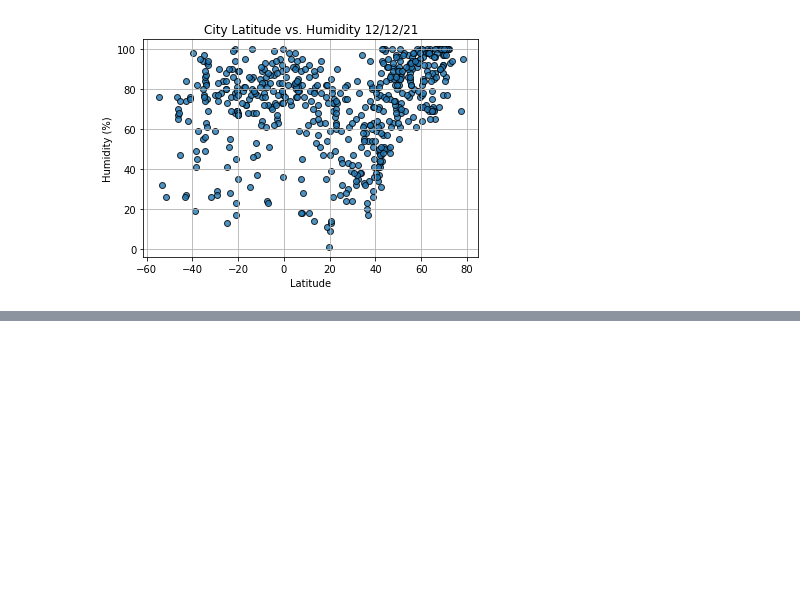
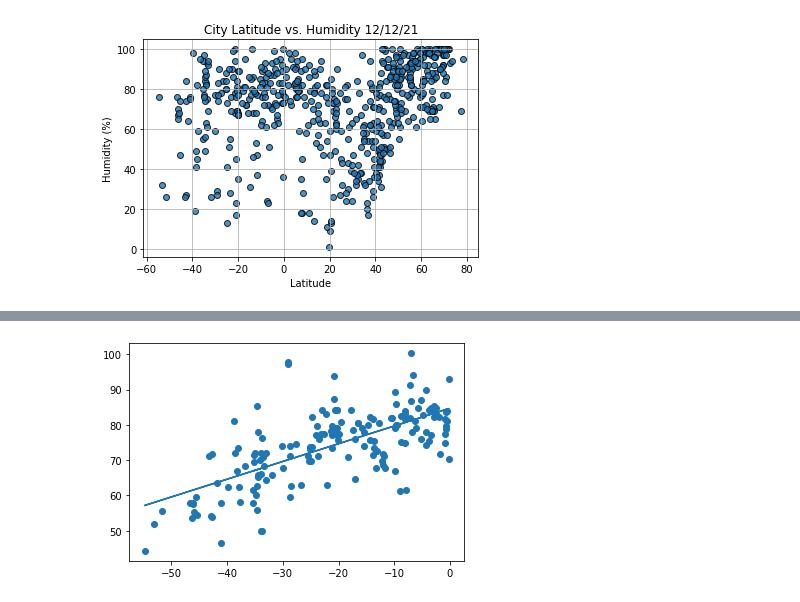
Before and after one commit to mmanackal/World_Weather_Analysis, a Jupyter notebook: WeatherPy.ipynb, the cells around one changed output, grey strips where cells are left out. Saved outputs shown, nothing was run; the diff lists cells and outputs as text; code cells hidden in the pictures; blank space fills up the shorter version.

```diff
--- a/WeatherPy.ipynb
+++ b/WeatherPy.ipynb
@@ -244,0 +338,10 @@ plt.show()
+# %%
+# Linear regression on the Southern Hemisphere
+x_values = southern_hemi_df["Lat"]
+y_values = southern_hemi_df["Max Temp"]
+plt.scatter(x_values, y_values,)
+m, b = np.polyfit(x_values, y_values, 1)
+plt.plot(x_values, m*x_values + b)
+plt.show()
+# %% [output]
+[figure, added]
```
Also changed, not shown: parts of 13 cells of this notebook.
